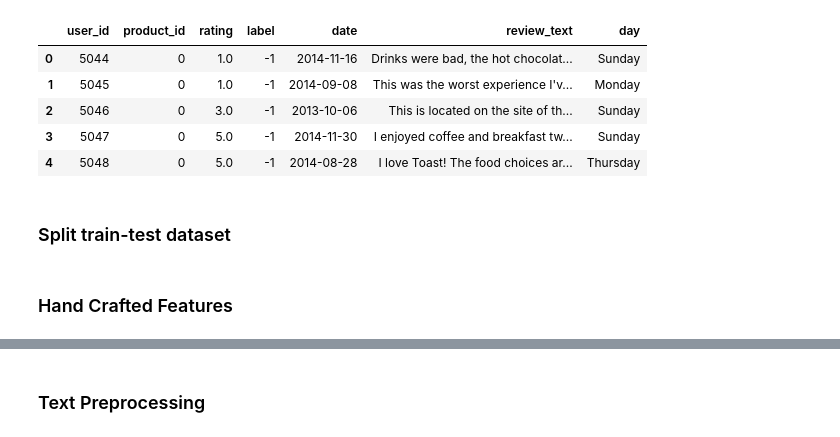
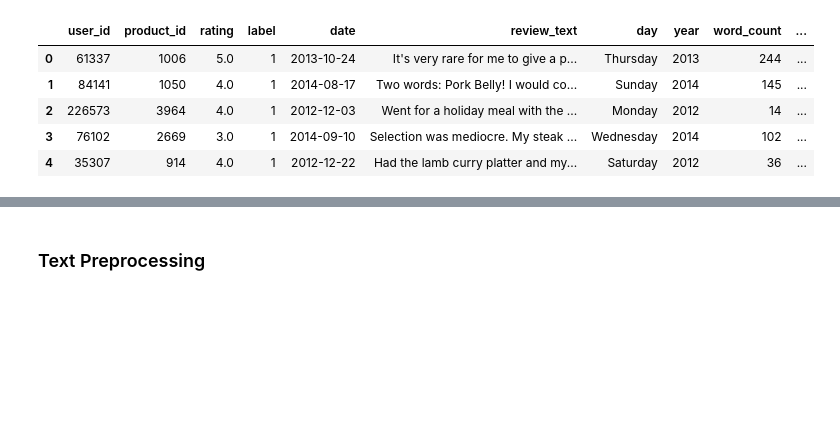
Before and after one commit to sparsh-goil/Machine-Learning-Project, a Jupyter notebook: Logistic_regression.ipynb, the cells around one changed output, grey strips where cells are left out. Cells and saved outputs as stored; diff of their text form; code cells hidden in the pictures; blank space fills up the shorter version.

```diff
--- a/Logistic_regression.ipynb
+++ b/Logistic_regression.ipynb
@@ -35,0 +25,3 @@ Dataset['day']=Dataset['date'].dt.day_name()
+# %%
+train_data=pd.read_csv("/content/drive/My Drive/ML project'20/YelpZip/train.csv")
+test_data=pd.read_csv("/content/drive/My Drive/ML project'20/YelpZip/test.csv")
@@ -36,11 +45,9 @@ Dataset['day']=Dataset['date'].dt.day_name()
 # %%
-Dataset.head()
+train_data.head()
 # %% [output]
-|  | user_id | product_id | rating | label | date | review_text | day |
-| 0 | 5044 | 0 | 1.0 | -1 | 2014-11-16 | Drinks were bad, the hot chocolat... | Sunday |
-| 1 | 5045 | 0 | 1.0 | -1 | 2014-09-08 | This was the worst experience I'v... | Monday |
-| 2 | 5046 | 0 | 3.0 | -1 | 2013-10-06 | This is located on the site of th... | Sunday |
-| 3 | 5047 | 0 | 5.0 | -1 | 2014-11-30 | I enjoyed coffee and breakfast tw... | Sunday |
-| 4 | 5048 | 0 | 5.0 | -1 | 2014-08-28 | I love Toast! The food choices ar... | Thursday |
+|  | user_id | product_id | rating | label | date | review_text | day | year | word_count | ... |
+| 0 | 61337 | 1006 | 5.0 | 1 | 2013-10-24 | It's very rare for me to give a p... | Thursday | 2013 | 244 | ... |
+| 1 | 84141 | 1050 | 4.0 | 1 | 2014-08-17 | Two words: Pork Belly! I would co... | Sunday | 2014 | 145 | ... |
+| 2 | 226573 | 3964 | 4.0 | 1 | 2012-12-03 | Went for a holiday meal with the ... | Monday | 2012 | 14 | ... |
+| 3 | 76102 | 2669 | 3.0 | 1 | 2014-09-10 | Selection was mediocre. My steak ... | Wednesday | 2014 | 102 | ... |
+| 4 | 35307 | 914 | 4.0 | 1 | 2012-12-22 | Had the lamb curry platter and my... | Saturday | 2012 | 36 | ... |
-# %% [markdown]
-### Split train-test dataset
@@ -51,2 +53,0 @@ X_train,X_test,y_train,y_test=train_test_split(x,y,test_size=0.3)
-# %% [markdown]
-### Hand Crafted Features
```
Also changed, not shown: parts of 37 cells of this notebook.
